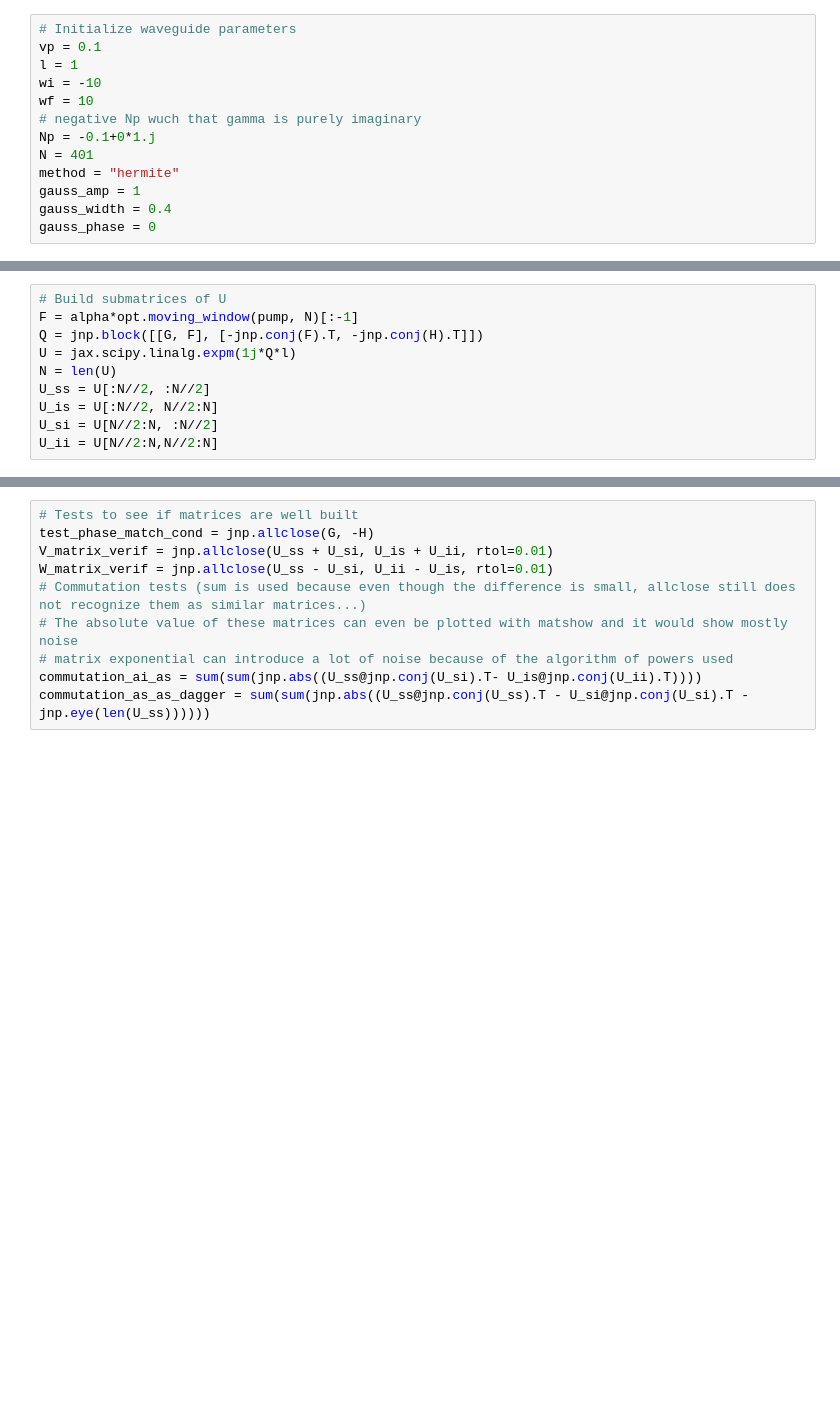
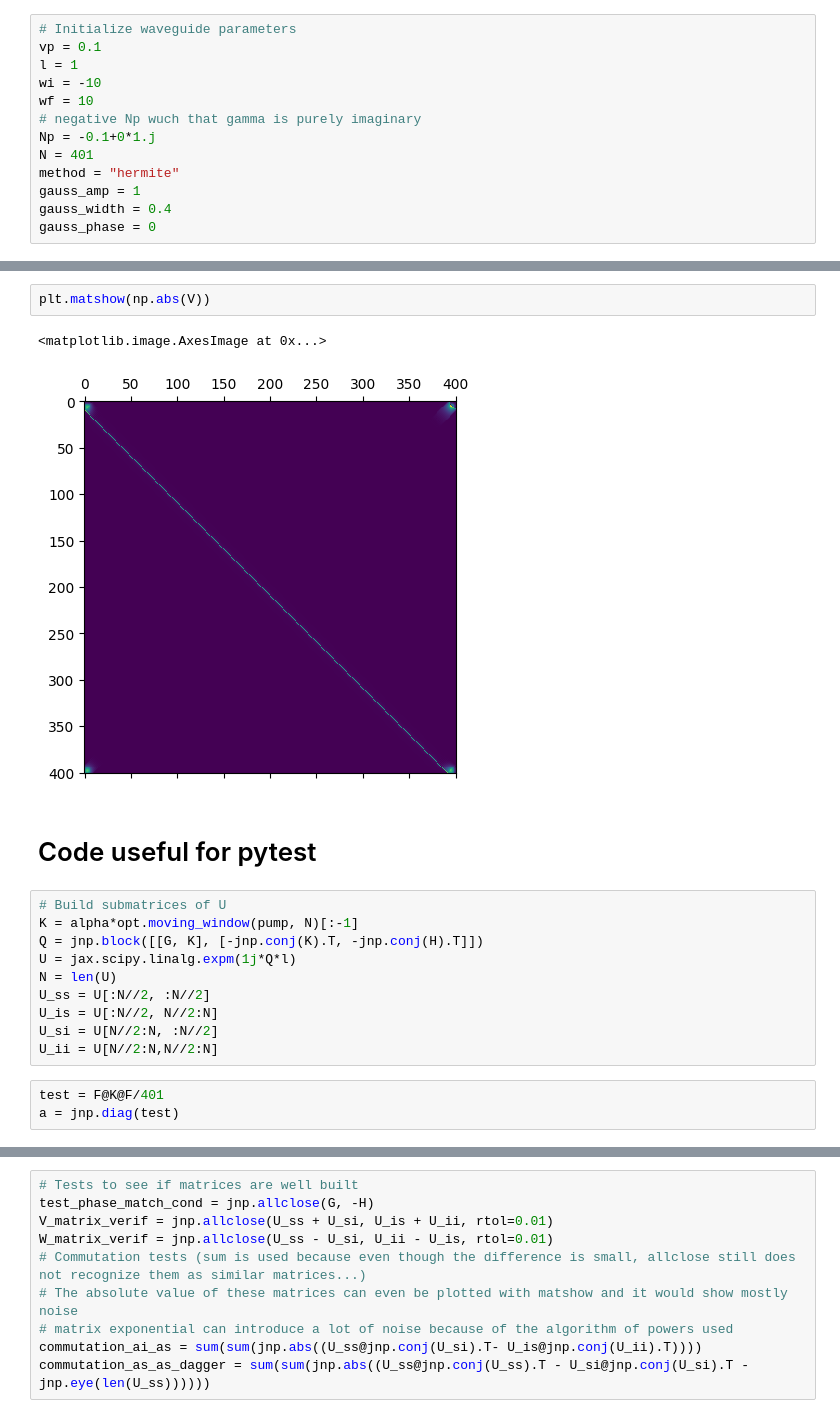
Before and after one commit to polyquantique/optimal_pumps, a Jupyter notebook: test_func.ipynb, the cells around one changed output, grey strips where cells are left out. Cells and saved outputs as stored; diff of their text form; blank space fills up the shorter version.

```diff
--- a/test_func.ipynb
+++ b/test_func.ipynb
@@ -29,10 +57,20 @@ pump = init.get_initialization_array([0, gauss_amp, gauss_width, gauss_phase], v
+# %%
+plt.matshow(np.abs(V))
+# %% [output]
+<matplotlib.image.AxesImage at 0x...>
+[figure, added]
+# %% [markdown]
+# Code useful for pytest
 # %%
 # Build submatrices of U
-F = alpha*opt.moving_window(pump, N)[:-1]
-Q = jnp.block([[G, F], [-jnp.conj(F).T, -jnp.conj(H).T]])
+K = alpha*opt.moving_window(pump, N)[:-1]
+Q = jnp.block([[G, K], [-jnp.conj(K).T, -jnp.conj(H).T]])
 U = jax.scipy.linalg.expm(1j*Q*l)
 N = len(U)
 U_ss = U[:N//2, :N//2]
 U_is = U[:N//2, N//2:N]
 U_si = U[N//2:N, :N//2]
 U_ii = U[N//2:N,N//2:N]
+# %%
+test = F@K@F/401
+a = jnp.diag(test)
```
Also changed, not shown: parts of 21 cells of this notebook.
